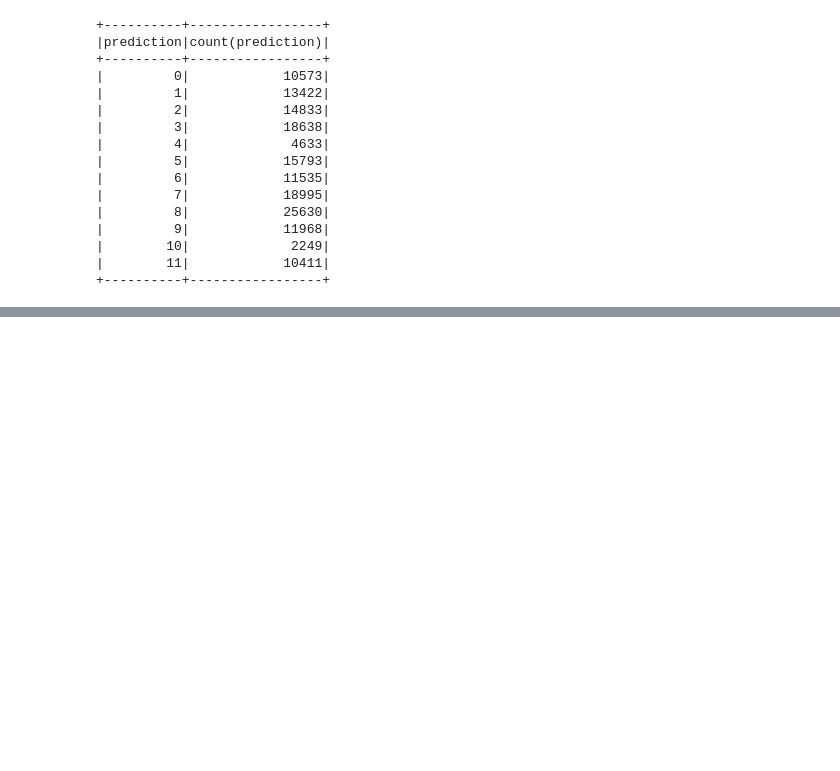
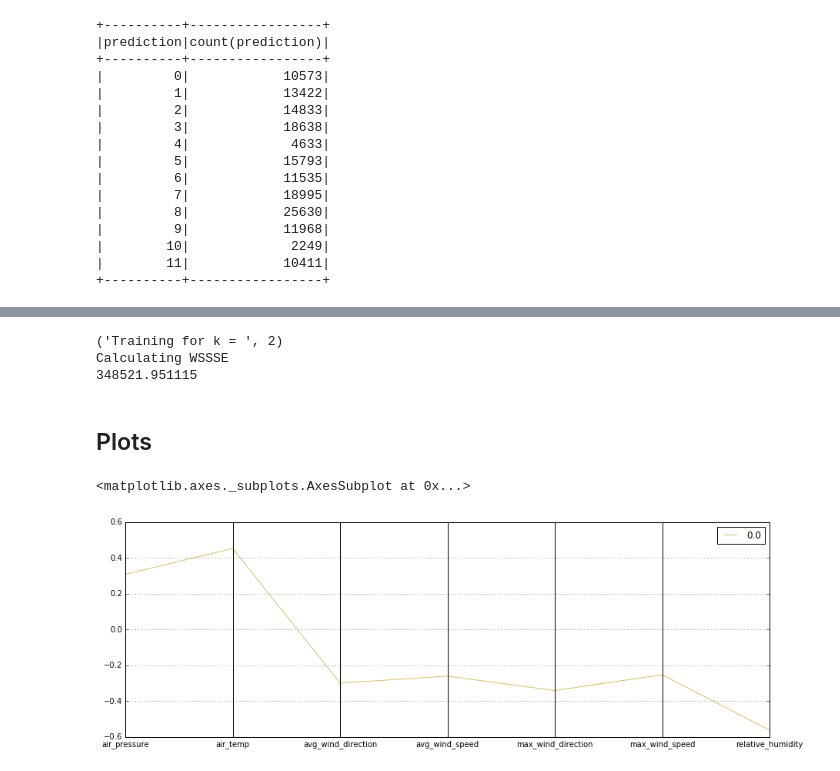
Before and after one commit to words-sdsc/courseraDataSimulation, a Jupyter notebook: course4-ML/Spark - Clustering.ipynb, the cells around one changed output, grey strips where cells are left out. Cells and saved outputs as stored; diff of their text form; code cells hidden in the pictures; blank space fills up the shorter version.

Commit message:
clustering

```diff
--- a/course4-ML/Spark - Clustering.ipynb
+++ b/course4-ML/Spark - Clustering.ipynb
@@ -142,8 +127,3 @@ Cluster Centers:
   0.89045078]
 [-1.17558792 -0.86603409  0.44256906  1.99141535  0.5342119   1.95180791
   0.90276702]
-# %%
-# Evaluate Within Set Sum of Squared Errors.
-
-wssse = model.computeCost(scaledData)
-print("Within Set Sum of Squared Errors = " + str(wssse))
@@ -151,0 +152,26 @@ AttributeError: 'KMeansModel' object has no attribute 'computeCost'
+# %%
+#ELBOW method
+
+wssseList = []
+
+for howManyClusters in range(2,3):
+    #train kmeans
+    print('Training for k = ',  howManyClusters)
+    kmeans      = KMeans(k=howManyClusters, seed = 1)
+    model       = kmeans.fit(scaledData)
+    transformed = model.transform(scaledData)
+    featuresAndPrediction     = transformed.select("features", "prediction")
+
+    #get wsse
+    print("Calculating WSSSE")
+    W = wssse(featuresAndPrediction, model)
+    print(W)
+
+    #store wsse so we can plot it
+    wssseList.append(W)
+# %% [output]
+('Training for k = ', 2)
+Calculating WSSSE
+348521.951115
+# %% [markdown]
+## Plots
@@ -151,0 +183,22 @@ AttributeError: 'KMeansModel' object has no attribute 'computeCost'
+# %%
+colNames = ['air_pressure','air_temp','avg_wind_direction','avg_wind_speed',
+'max_wind_direction','max_wind_speed','relative_humidity', 'prediction']
+# %%
+# Get the cluster centers
+C = model.clusterCenters()
+
+# Zip with a column called 'prediction' (index)
+Z = [np.append(A, index) for index, A in enumerate(C)]
+
+# Convert to pandas for plotting
+P = pd.DataFrame(Z, columns=colNames)
+# %%
+# Parallel Coordinates Plot 1: Dry Days (Low Humidity)
+plt.figure(figsize=(15,5))
+
+dryClusters = [0]
+
+parallel_coordinates(P.iloc[dryClusters], 'prediction')
+# %% [output]
+<matplotlib.axes._subplots.AxesSubplot at 0x...>
+[figure, added]
```
Also changed, not shown: parts of 13 cells of this notebook.
